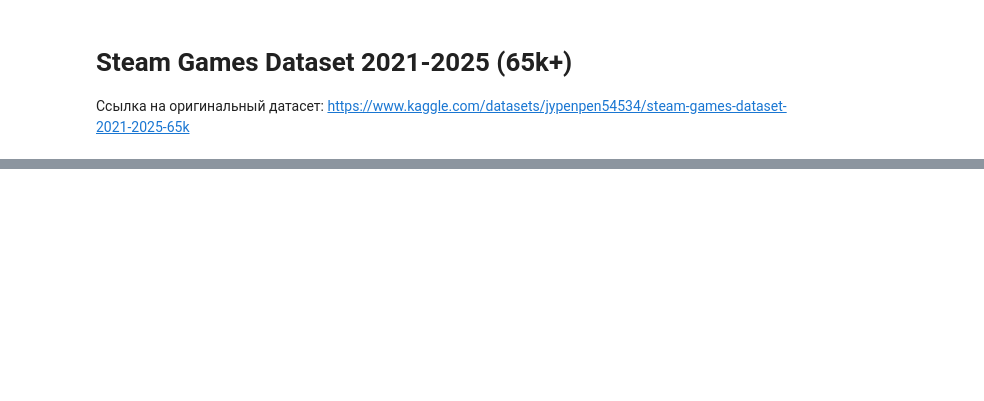
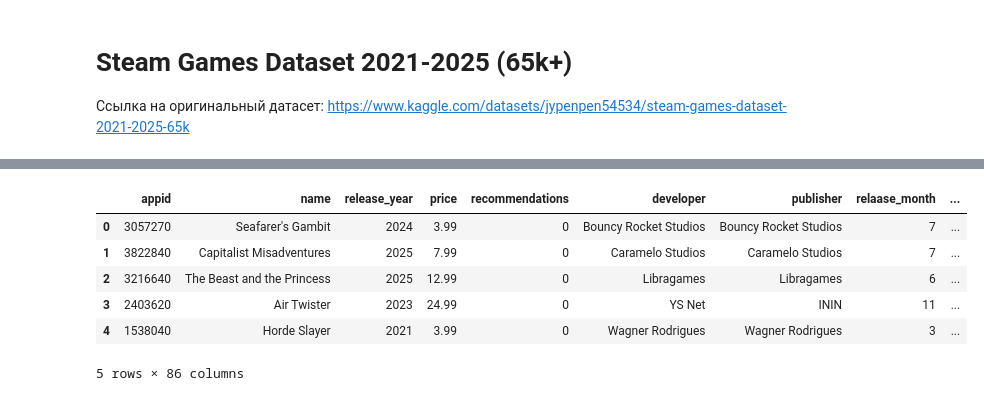
Before and after one commit to ekudrin/ml_examples, a Jupyter notebook: notebooks/steam_games.ipynb, the cells around one changed output, grey strips where cells are left out. Cells and saved outputs as stored; diff of their text form; code cells hidden in the pictures; blank space fills up the shorter version.

```diff
--- a/notebooks/steam_games.ipynb
+++ b/notebooks/steam_games.ipynb
@@ -26,0 +158,10 @@ df.head(5)
+# %%
+df.head(5)
+# %% [output]
+|  | appid | name | release_year | price | recommendations | developer | publisher | relaase_month | ... |
+| 0 | 3057270 | Seafarer's Gambit | 2024 | 3.99 | 0 | Bouncy Rocket Studios | Bouncy Rocket Studios | 7 | ... |
+| 1 | 3822840 | Capitalist Misadventures | 2025 | 7.99 | 0 | Caramelo Studios | Caramelo Studios | 7 | ... |
+| 2 | 3216640 | The Beast and the Princess | 2025 | 12.99 | 0 | Libragames | Libragames | 6 | ... |
+| 3 | 2403620 | Air Twister | 2023 | 24.99 | 0 | YS Net | ININ | 11 | ... |
+| 4 | 1538040 | Horde Slayer | 2021 | 3.99 | 0 | Wagner Rodrigues | Wagner Rodrigues | 3 | ... |
+5 rows × 86 columns
```
Also changed, not shown: parts of 31 cells of this notebook, 1 other file.
